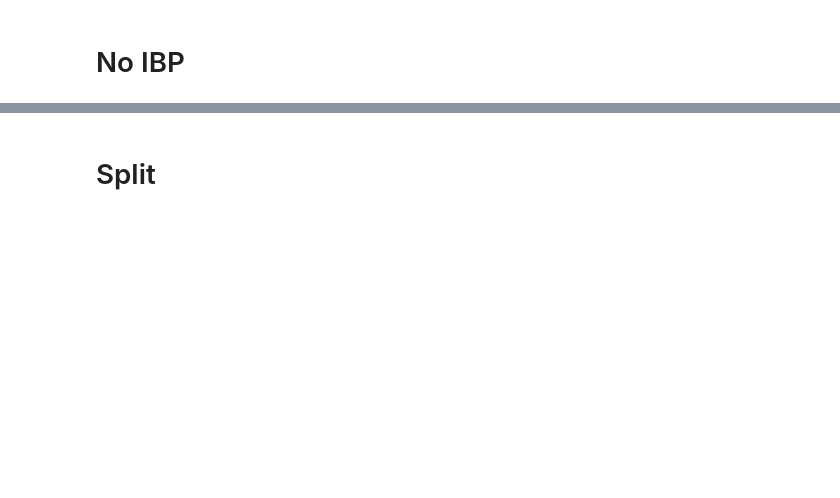
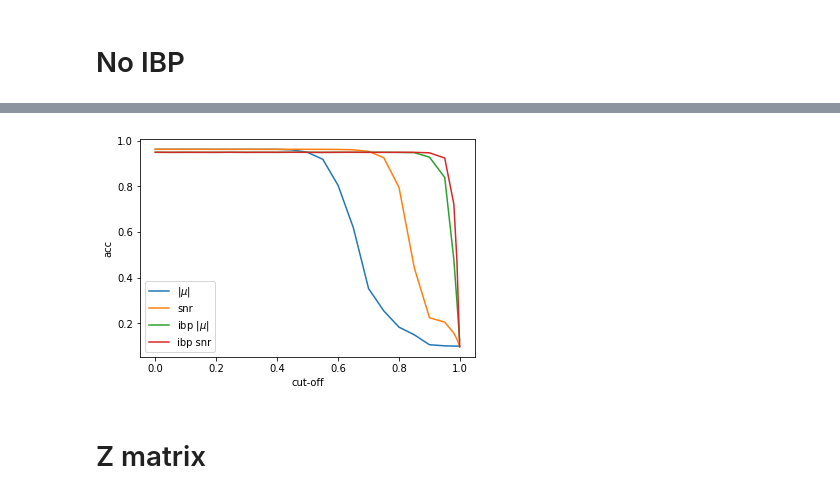
Before and after one commit to skezle/IBP_BNN, a Jupyter notebook: ddm/weight_pruning.ipynb, the cells around one changed output, grey strips where cells are left out. Drawn from its saved outputs; the diff is of its cells as text; code cells hidden in the pictures; blank space fills up the shorter version.

Commit message:
rapid updates to weight pruning

```diff
--- a/ddm/weight_pruning.ipynb
+++ b/ddm/weight_pruning.ipynb
@@ -398,7 +395,7 @@ class MFVI_NN_prune(MFVI_NN):
         # pruning
         ya = []
         for pct in xs:
-            ya_ibp.append(pruning(pct, weightvalues, sigmavalues, mus_w + mus_b + mus_h,
+            ya.append(pruning(pct, weightvalues, sigmavalues, mus_w + mus_b + mus_h,
                               sigmas_w + sigmas_b + sigmas_h, uncert_pruning=False))
 
         # reset etc.
@@ -407,7 +404,7 @@ class MFVI_NN_prune(MFVI_NN):
         reset_weights(mus_h, sigmas_h, _mus_h, _sigmas_h)
         yb = []
         for pct in xs:
-            yb_ibp.append(pruning(pct, weightvalues, sigmavalues, mus_w + mus_b + mus_h,
+            yb.append(pruning(pct, weightvalues, sigmavalues, mus_w + mus_b + mus_h,
                                   sigmas_w + sigmas_b + sigmas_h, uncert_pruning=True))
 
         reset_weights(mus_w, sigmas_w, _mus_w, _sigmas_w)
@@ -459,13 +474,20 @@ mf_model.close_session()
+# %%
+ya = ya_ibp[len(xs):]
+yb = yb_ibp[len(xs):]
+_ya_ibp = ya_ibp[:len(xs)]
+_yb_ibp = yb_ibp[:len(xs)]
 # %%
 plt.plot(xs, ya, label='$|\mu|$')
 plt.plot(xs, yb, label='snr')
-plt.plot(xs, ya_ibp, label='ibp $|\mu|$')
-plt.plot(xs, yb_ibp, label='ibp snr')
+plt.plot(xs, _ya_ibp, label='ibp $|\mu|$')
+plt.plot(xs, _yb_ibp, label='ibp snr')
 plt.xlabel('cut-off')
 plt.ylabel('acc')
 plt.legend()
-plt.savefig('plots/weight_pruning.pdf')
+plt.savefig('plots/weight_pruning.pdf', bbox_inches='tight')
 plt.show()
+# %% [output]
+[figure, added]
 # %%
 with open('results/weight_pruning.pkl', 'wb') as input_file:
     pickle.dump({'ya_nnvi': ya,
@@ -479,5 +501,5 @@ d.keys()
-# %% [markdown]
-# Split
+# %% [markdown]
+# Z matrix
 # %%
 hidden_size = [100]
 batch_size = 128
```
Also changed, not shown: parts of 9 cells of this notebook.
